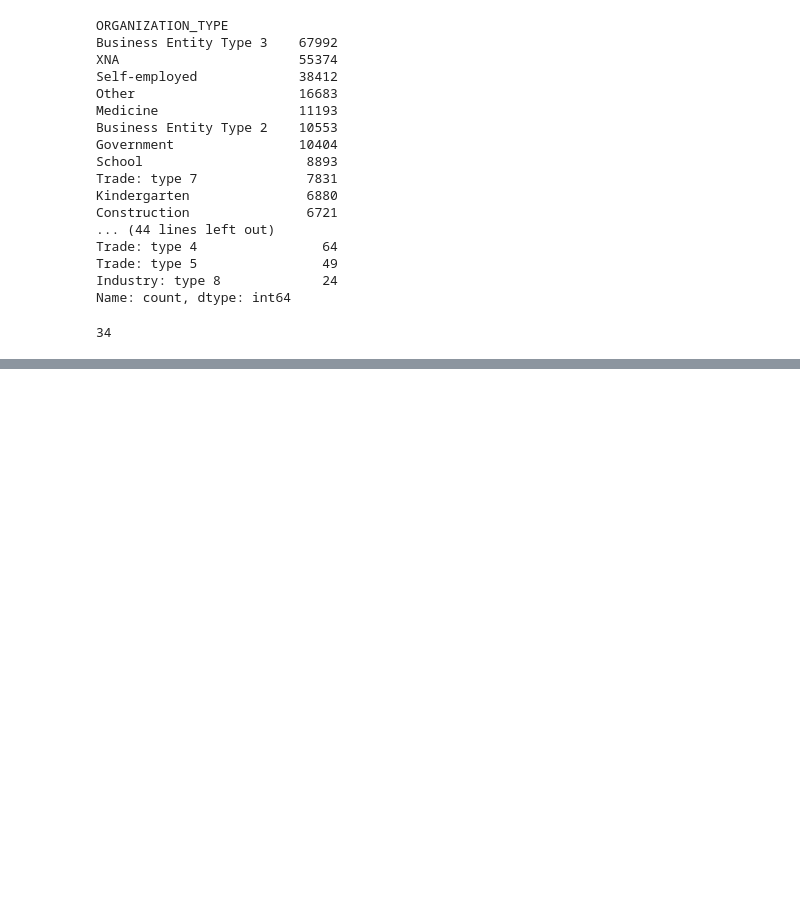
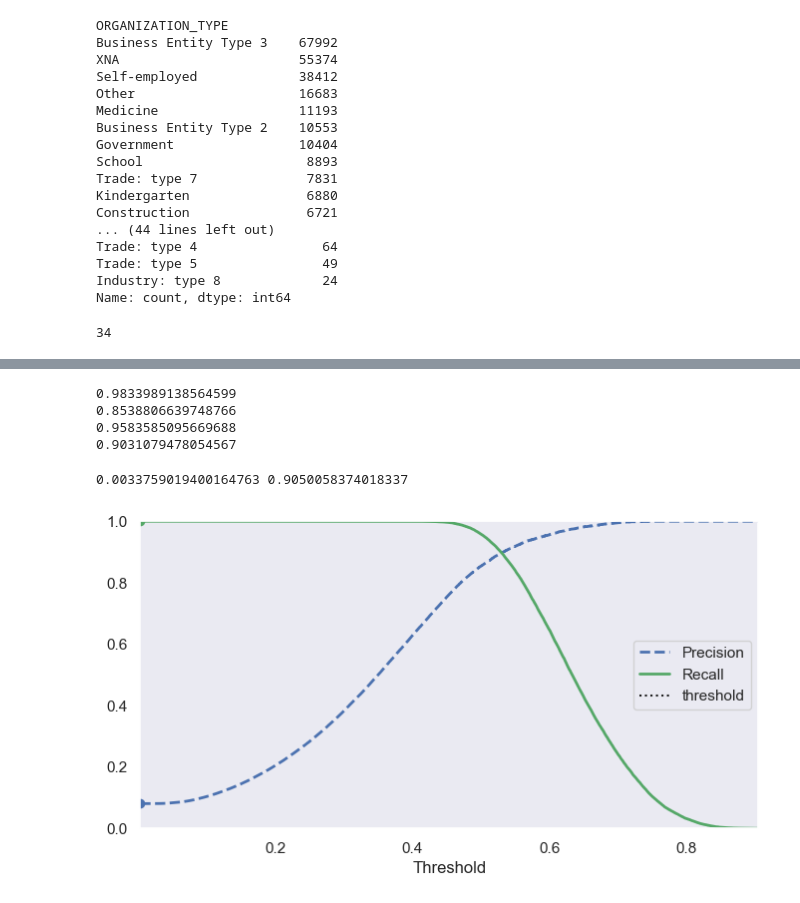
Before and after one commit to Aomr112/Bank-Fraud-Detection-ML, a Jupyter notebook: loan_model.ipynb, the cells around one changed output, grey strips where cells are left out. Drawn from its saved outputs; the diff is of its cells as text; code cells hidden in the pictures; blank space fills up the shorter version.

Commit message:
# Finished building and evaluating the model

```diff
--- a/loan_model.ipynb
+++ b/loan_model.ipynb
@@ -378,7 +378,7 @@ from sklearn.pipeline import Pipeline
 random_pipeline = make_pipeline(
 
     preprocessing,
-    RandomForestClassifier(class_weight='balanced',n_estimators=100, random_state=42)
+    RandomForestClassifier(class_weight='balanced',n_estimators=250, max_depth=25,min_samples_leaf=6,min_samples_split=13,max_features="sqrt",random_state=42, bootstrap=True,n_jobs=-1)
 )
 
 random_pipeline.fit(x_train,y_train)
@@ -445 +445,57 @@ cat_data__NAME_EDUCATION_TYPE           0.013390
 dtype: float64
+# %%
+# Evaluate model performance on training data using common classification metrics.
+
+from sklearn.metrics import recall_score, f1_score, accuracy_score , precision_score
+
+
+accuracy = accuracy_score(y_train , y_pre)
+
+precision = precision_score(y_train , y_pre)
+
+recall =  recall_score(y_train , y_pre)
+
+f1 =  f1_score(y_train , y_pre)
+
+print(accuracy)
+
+print(precision)
+
+print(recall)
+
+print(f1)
+# %% [output]
+0.9833989138564599
+0.8538806639748766
+0.9583585095669688
+0.9031079478054567
+# %%
+y_scores = random_pipeline.predict_proba(x_train)[:, 1]
+# %%
+# Get precision and recall values for different decision thresholds
+from sklearn.metrics import precision_recall_curve
+precisions, recalls, thresholds = precision_recall_curve(y_train, y_scores)
+# %%
+print(thresholds.min(), thresholds.max())
+# %% [output]
+0.0033759019400164763 0.9050058374018337
+# %%
+plt.figure(figsize=(8, 4))
+plt.plot(thresholds, precisions[:-1], "b--", label="Precision", linewidth=2)
+plt.plot(thresholds, recalls[:-1], "g-", label="Recall", linewidth=2)
+plt.vlines(threshold, 0, 1.0, "k", "dotted", label="threshold")
+
+# this section just beautifies
+idx = (thresholds >= threshold).argmax()  # first index ≥ threshold
+plt.plot(thresholds[idx], precisions[idx], "bo")
+plt.plot(thresholds[idx], recalls[idx], "go")
+plt.axis(plt.axis([thresholds.min(), thresholds.max(), 0, 1])
+)
+plt.grid()
+plt.xlabel("Threshold")
+plt.legend(loc="center right")
+
+
+plt.show()
+# %% [output]
+[figure, added]
```
Also changed, not shown: parts of 13 cells of this notebook.
